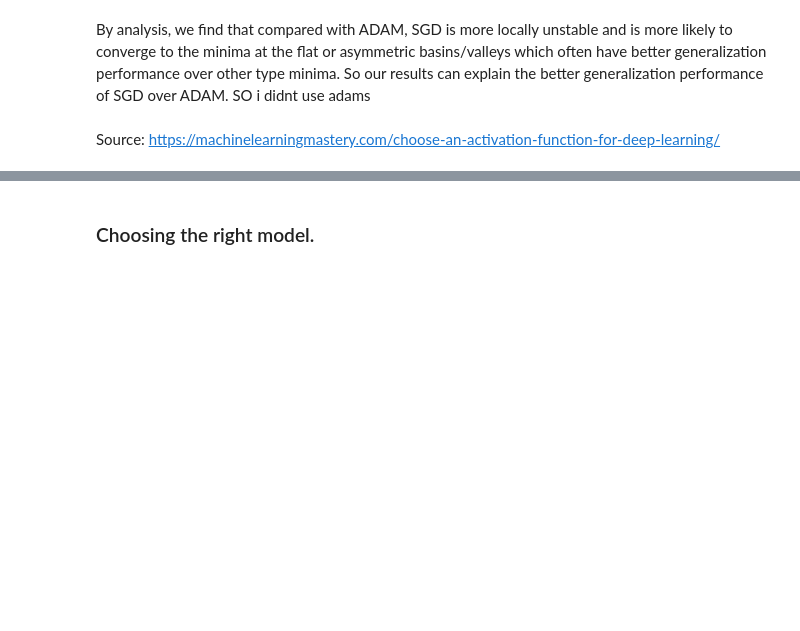
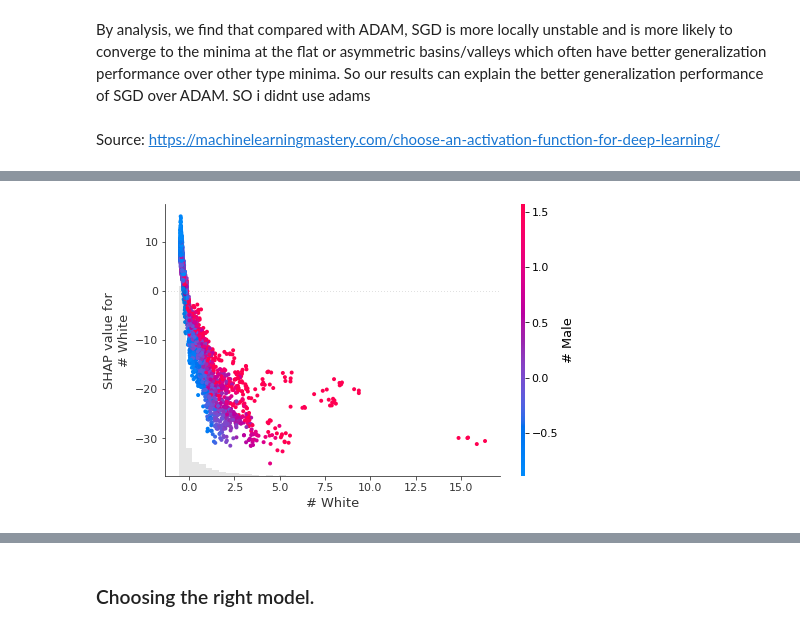
Before and after one commit to taehyun53/NYC-Yearly-High-School-Economic-Need, a Jupyter notebook: NewYorkCity_Education/notebook/Preprocessing and Modeling.ipynb, the cells around one changed output, grey strips where cells are left out. Saved outputs shown, nothing was run; the diff lists cells and outputs as text; code cells hidden in the pictures; blank space fills up the shorter version.

```diff
--- a/NewYorkCity_Education/notebook/Preprocessing and Modeling.ipynb
+++ b/NewYorkCity_Education/notebook/Preprocessing and Modeling.ipynb
@@ -579,0 +1075,4 @@ result_df
+# %%
+shap.plots.scatter(shap_values[:,'# White'], color=shap_values)
+# %% [output]
+[figure, added]
```
Also changed, not shown: parts of 70 cells of this notebook, 6 other files.
